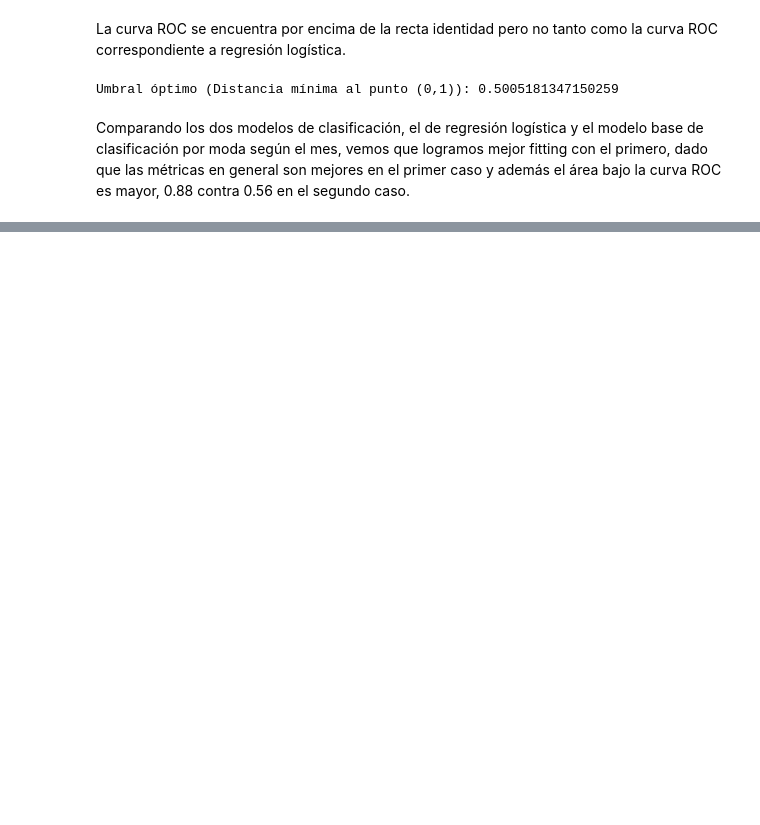
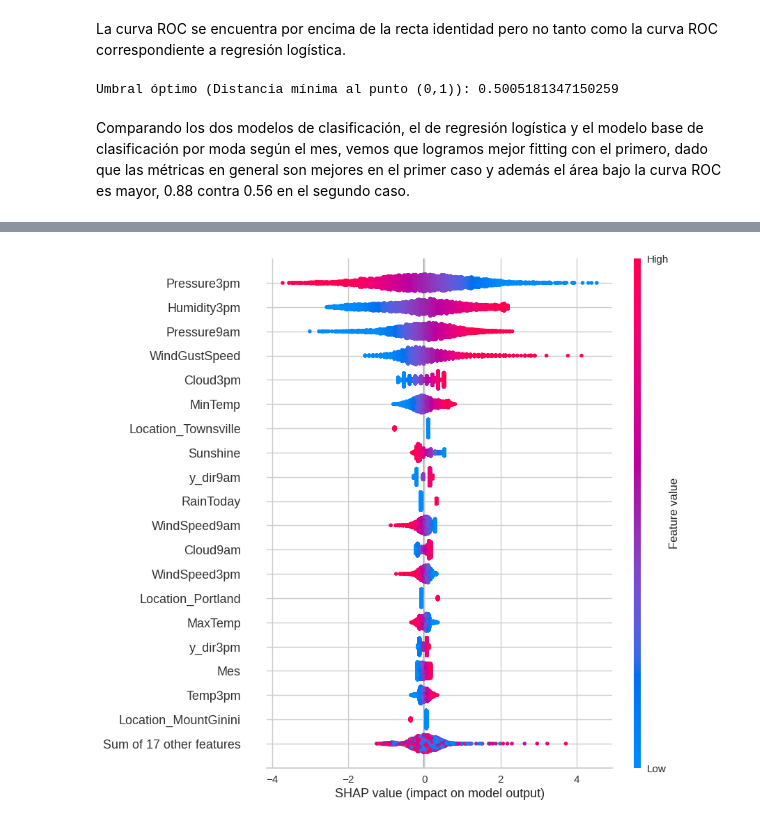
Before and after one commit to LBreccia/AA1-TUIA-Breccia-Justo, a Jupyter notebook: TP_clasificacion_AA1.ipynb, the cells around one changed output, grey strips where cells are left out. Saved outputs shown, nothing was run; the diff lists cells and outputs as text; code cells hidden in the pictures; blank space fills up the shorter version.

```diff
--- a/TP_clasificacion_AA1.ipynb
+++ b/TP_clasificacion_AA1.ipynb
@@ -796,0 +905,4 @@ Comparando los dos modelos de clasificación, el de regresión logística y el m
+# %%
+shap.plots.beeswarm(explanation_global, max_display=20)
+# %% [output]
+[figure, added]
```
Also changed, not shown: parts of 39 cells of this notebook.
